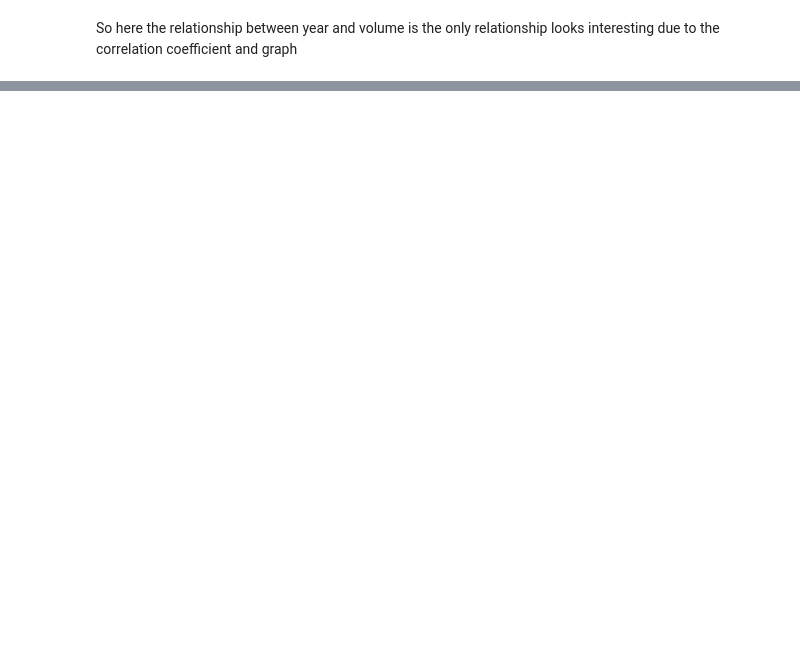
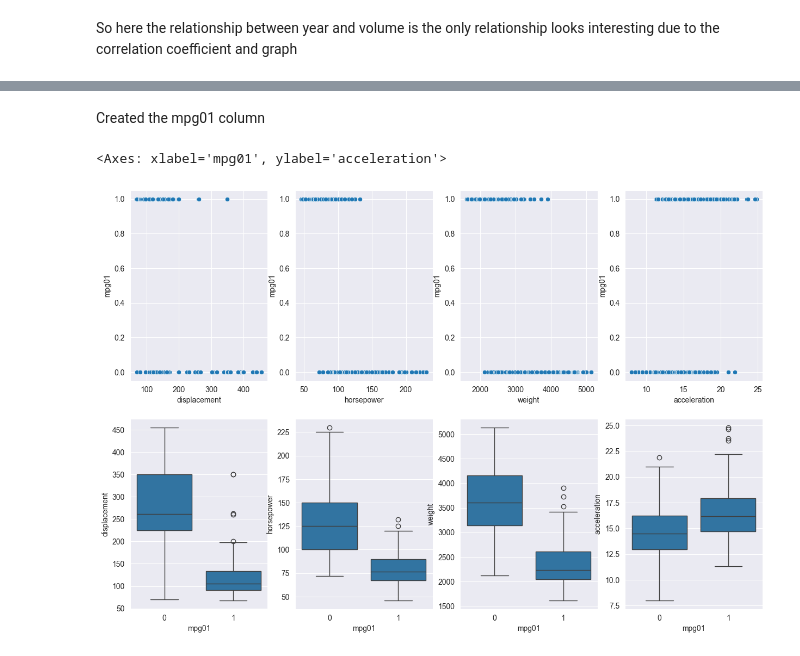
Before and after one commit to chinmaykane/ISLP_Book_Solving, a Jupyter notebook: ISLP_Ch-4_Exercises.ipynb, the cells around one changed output, grey strips where cells are left out. Drawn from its saved outputs; the diff is of its cells as text; code cells hidden in the pictures; blank space fills up the shorter version.

```diff
--- a/ISLP_Ch-4_Exercises.ipynb
+++ b/ISLP_Ch-4_Exercises.ipynb
@@ -89,0 +178,3 @@ IndexError: boolean index did not match indexed array along dimension 0; dimensi
+# %%
+auto = load_data('Auto')
+auto
@@ -89,0 +195,21 @@ IndexError: boolean index did not match indexed array along dimension 0; dimensi
+# %%
+mpg01 = auto['mpg'] > auto['mpg'].median()
+# %%
+auto['mpg01'] = mpg01
+auto['mpg01'] = auto['mpg01'].astype(int)
+# %% [markdown]
+Created the mpg01 column
+# %%
+figs, ax = plt.subplots(2, 4, figsize=(15,10))
+
+sns.scatterplot(auto, x='displacement', y='mpg01', ax=ax[0,0])
+sns.scatterplot(auto, x='horsepower', y='mpg01', ax=ax[0,1])
+sns.scatterplot(auto, x='weight', y='mpg01', ax=ax[0,2])
+sns.scatterplot(auto, x='acceleration', y='mpg01', ax=ax[0,3])
+sns.boxplot(auto, x='mpg01', y='displacement', ax=ax[1,0])
+sns.boxplot(auto, x='mpg01', y='horsepower', ax=ax[1,1])
+sns.boxplot(auto, x='mpg01', y='weight', ax=ax[1,2])
+sns.boxplot(auto, x='mpg01', y='acceleration', ax=ax[1,3])
+# %% [output]
+<Axes: xlabel='mpg01', ylabel='acceleration'>
+[figure, added]
```
Also changed, not shown: parts of 37 cells of this notebook.
